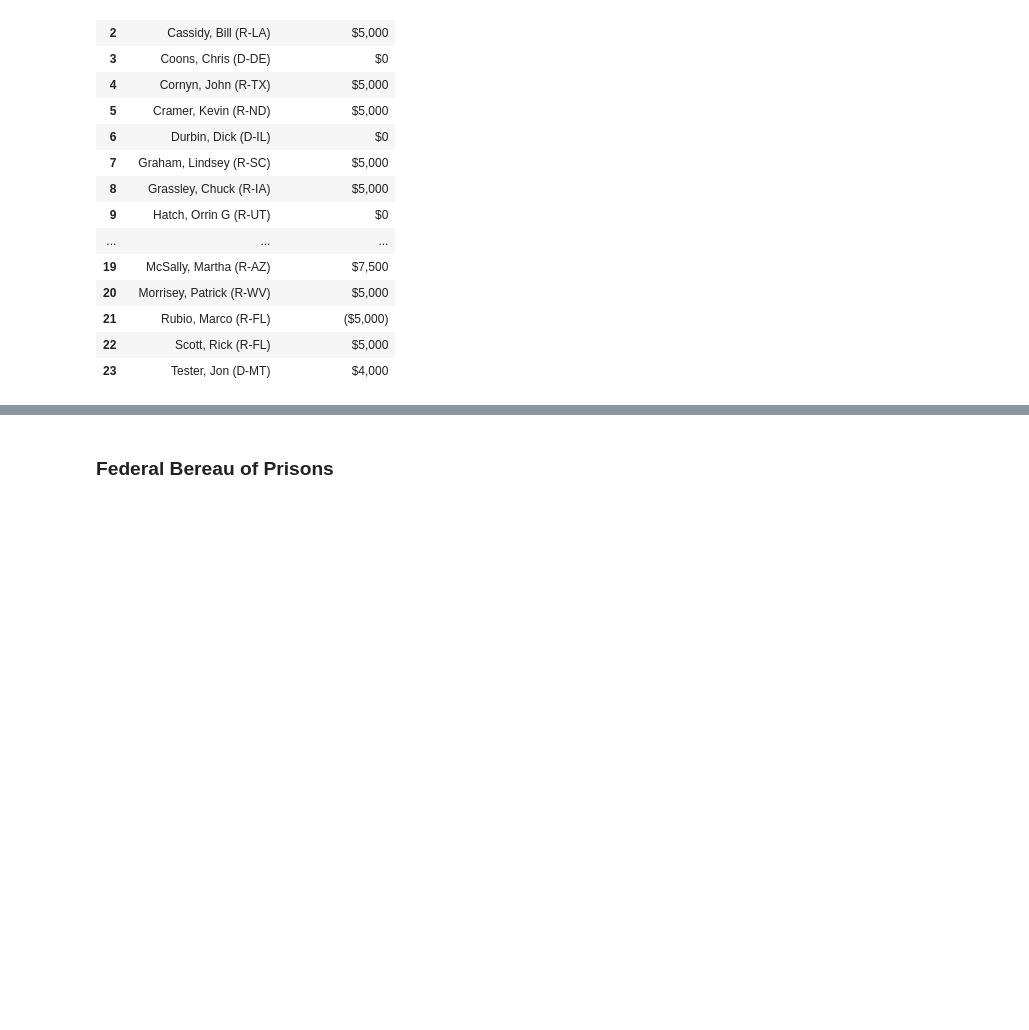
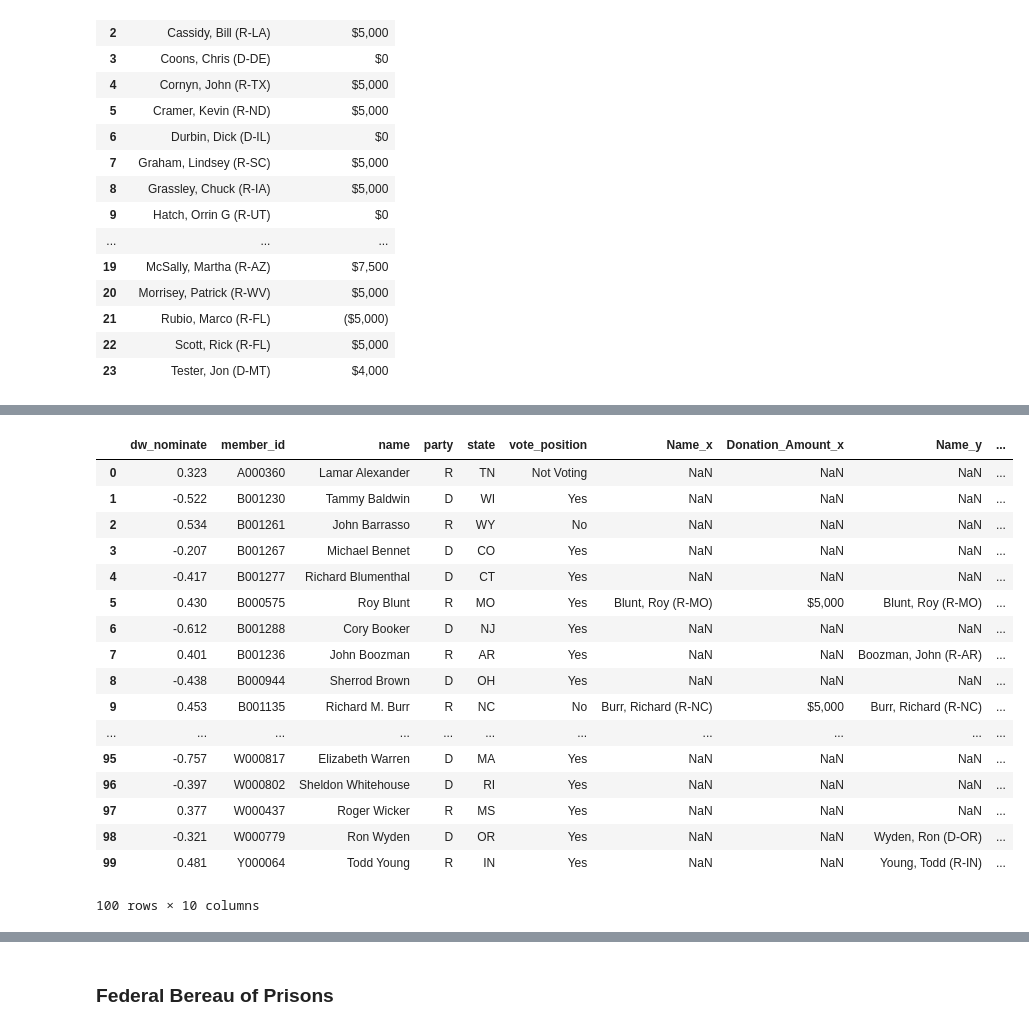
Before and after one commit to EricMa206/Module3Project, a Jupyter notebook: Project 3 Congress.ipynb, the cells around one changed output, grey strips where cells are left out. Saved outputs shown, nothing was run; the diff lists cells and outputs as text; code cells hidden in the pictures; blank space fills up the shorter version.

```diff
--- a/Project 3 Congress.ipynb
+++ b/Project 3 Congress.ipynb
@@ -590,3 +598,7 @@ senate_2018_geo_df
 | 21 | Rubio, Marco (R-FL) | ($5,000) |
 | 22 | Scott, Rick (R-FL) | $5,000 |
 | 23 | Tester, Jon (D-MT) | $4,000 |
+# %%
+senate_2016_geo_df = pd.read_csv('2016_geo_senate.csv', header = 1)
+# %%
+senate_2016_geo_df.drop(['Unnamed: 0','Unnamed: 3','Unnamed: 4','Unnamed: 5','Unnamed: 6'], axis = 1, inplace=True)
@@ -592,0 +680,4 @@ senate_2018_geo_df
+# %%
+senate_2016_cc_df = pd.read_csv('2016_cc_senate.csv', header = 1)
+# %%
+senate_2016_cc_df.drop(['Unnamed: 2','Unnamed: 3','Unnamed: 4','Unnamed: 5','Unnamed: 6'], axis = 1, inplace=True)
@@ -592,0 +728,23 @@ senate_2018_geo_df
+# %%
+temp_df = senate_vote_df.merge(senate_2016_geo_df, how='left', on='member_id')
+s_votes_donations = temp_df.merge(senate_2016_cc_df, how='left', on='member_id')
+s_votes_donations
+# %% [output]
+|  | dw_nominate | member_id | name | party | state | vote_position | Name_x | Donation_Amount_x | Name_y | ... |
+| 0 | 0.323 | A000360 | Lamar Alexander | R | TN | Not Voting | NaN | NaN | NaN | ... |
+| 1 | -0.522 | B001230 | Tammy Baldwin | D | WI | Yes | NaN | NaN | NaN | ... |
+| 2 | 0.534 | B001261 | John Barrasso | R | WY | No | NaN | NaN | NaN | ... |
+| 3 | -0.207 | B001267 | Michael Bennet | D | CO | Yes | NaN | NaN | NaN | ... |
+| 4 | -0.417 | B001277 | Richard Blumenthal | D | CT | Yes | NaN | NaN | NaN | ... |
+| 5 | 0.430 | B000575 | Roy Blunt | R | MO | Yes | Blunt, Roy (R-MO) | $5,000 | Blunt, Roy (R-MO) | ... |
+| 6 | -0.612 | B001288 | Cory Booker | D | NJ | Yes | NaN | NaN | NaN | ... |
+| 7 | 0.401 | B001236 | John Boozman | R | AR | Yes | NaN | NaN | Boozman, John (R-AR) | ... |
+| 8 | -0.438 | B000944 | Sherrod Brown | D | OH | Yes | NaN | NaN | NaN | ... |
+| 9 | 0.453 | B001135 | Richard M. Burr | R | NC | No | Burr, Richard (R-NC) | $5,000 | Burr, Richard (R-NC) | ... |
+| ... | ... | ... | ... | ... | ... | ... | ... | ... | ... | ... |
+| 95 | -0.757 | W000817 | Elizabeth Warren | D | MA | Yes | NaN | NaN | NaN | ... |
+| 96 | -0.397 | W000802 | Sheldon Whitehouse | D | RI | Yes | NaN | NaN | NaN | ... |
+| 97 | 0.377 | W000437 | Roger Wicker | R | MS | Yes | NaN | NaN | NaN | ... |
+| 98 | -0.321 | W000779 | Ron Wyden | D | OR | Yes | NaN | NaN | Wyden, Ron (D-OR) | ... |
+| 99 | 0.481 | Y000064 | Todd Young | R | IN | Yes | NaN | NaN | Young, Todd (R-IN) | ... |
+100 rows × 10 columns
```
Also changed, not shown: parts of 27 cells of this notebook, 1 other file.
